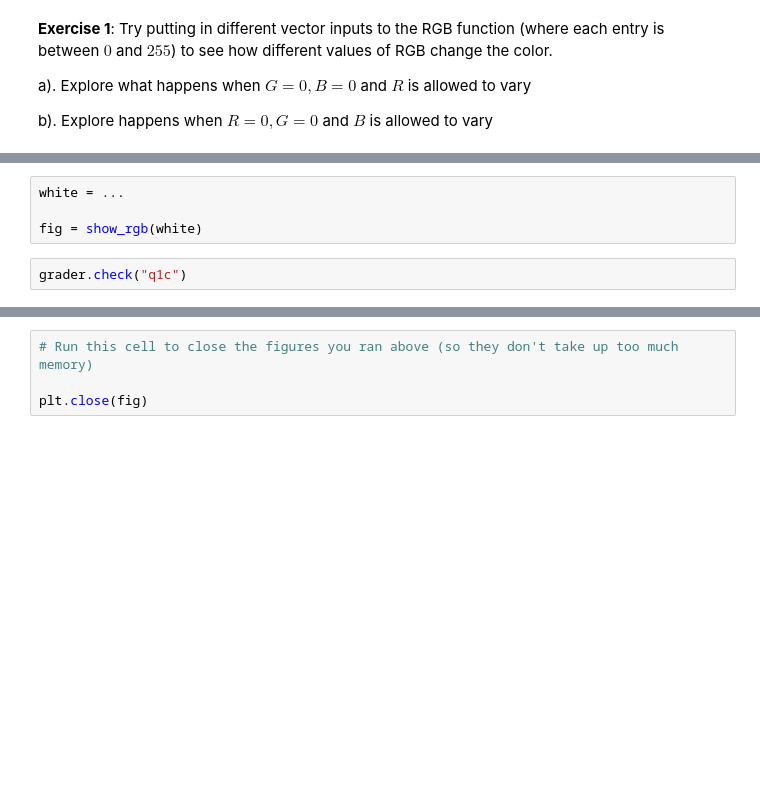
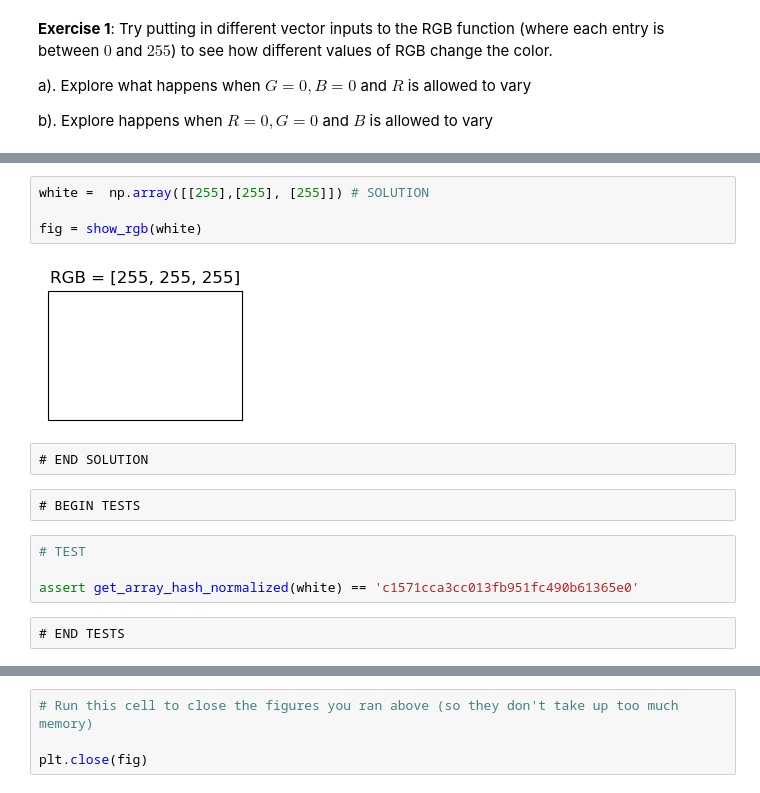
Before and after one commit to csci2820/csci2820sp26-student, a Jupyter notebook: labs/lab03/lab03.ipynb, the cells around one changed output, grey strips where cells are left out. Drawn from its saved outputs; the diff is of its cells as text; blank space fills up the shorter version.

```diff
--- a/labs/lab03/lab03.ipynb
+++ b/labs/lab03/lab03.ipynb
@@ -354,6 +474,16 @@ What vector represents pure white in the RGB color model?
 # %%
-white = ...
+white =  np.array([[255],[255], [255]]) # SOLUTION
 
 fig = show_rgb(white)
+# %% [output]
+[figure, added]
-# %%
-grader.check("q1c")
+# %% [raw]
+# END SOLUTION
+# %% [raw]
+# BEGIN TESTS
+# %%
+# TEST
+
+assert get_array_hash_normalized(white) == 'c1571cca3cc013fb951fc490b61365e0'
+# %% [raw]
+# END TESTS
```
Also changed, not shown: parts of 238 cells of this notebook, 3 other files.
